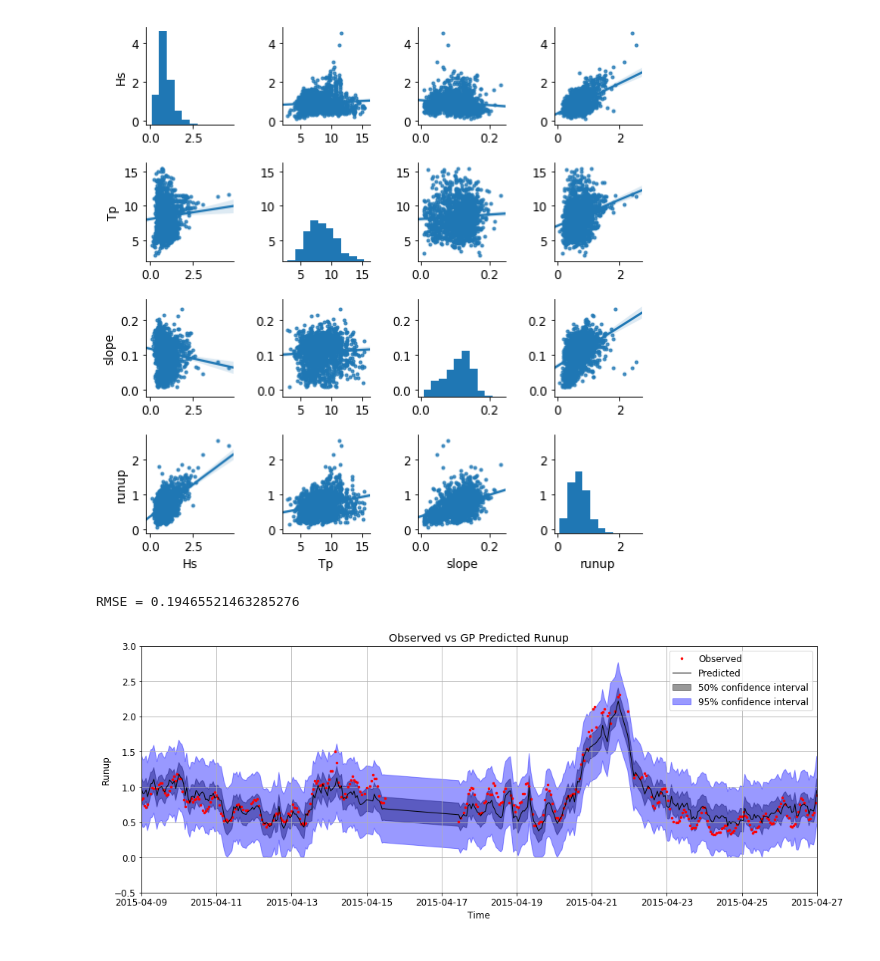
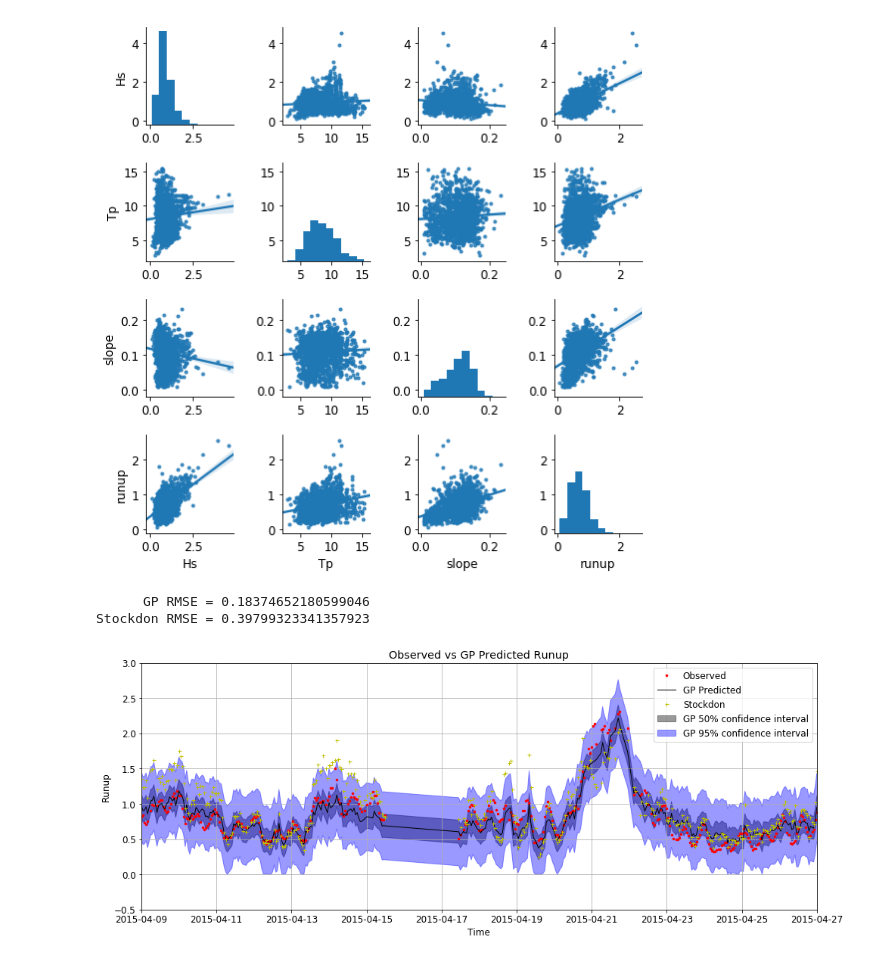
Before and after one commit to TomasBeuzen/PH12_Dune_Erosion_Model, a Jupyter notebook: Runup_GP/Gaussian_Process_Narra.ipynb, the cells around one changed output. Cells and saved outputs as stored; diff of their text form; code cells hidden in the pictures.

```diff
--- a/Runup_GP/Gaussian_Process_Narra.ipynb
+++ b/Runup_GP/Gaussian_Process_Narra.ipynb
@@ -56,7 +59,7 @@ sns.pairplot(df.sample(round(len(df)/6)),markers='.',kind='reg',size=2)
 # Split data into training/testing
 X = df.drop(columns='runup')
 y = df[['runup']]
-X_train, X_test, y_train, y_test = train_test_mda(X, y, sample_size=0.05, dist_measure='mahalanobis', standardize = False)
+X_train, X_test, y_train, y_test = train_test_mda(X, y, sample_size=0.1, dist_measure='mahalanobis', standardize = False)
 # X_train, X_test, y_train, y_test = train_test_split(X, y, test_size=0.95, random_state=101)
 # %%
 # Scale training data and then test data
@@ -77,35 +80,43 @@ kernel = Matern(0.1, (1e-2, 1e2), 1.5) + WhiteKernel(1,(1e-2,1e2))
 gp = GaussianProcessRegressor(kernel=kernel, n_restarts_optimizer=9, normalize_y=True, random_state=123,alpha=0.05)
 gp.fit(X_train_scaled, y_train)
 y_pred, sigma = gp.predict(X_test_scaled, return_std=True)
+y_stockdon = calc_stockdon(X_test.Hs,X_test.Tp,X_test.slope)
 # %%
 # Evaluate Predictions
-print('RMSE =', np.sqrt(mean_squared_error(y_test,y_pred)))
+print('      GP RMSE =', np.sqrt(mean_squared_error(y_test,y_pred)))
+print('Stockdon RMSE =', np.sqrt(mean_squared_error(y_test,y_stockdon)))
 # %% [output]
-RMSE = 0.19465521463285276
+      GP RMSE = 0.18374652180599046
+Stockdon RMSE = 0.39799323341357923
 # %%
 # Create a df for use in plotting
-df_y = pd.DataFrame({'runup':y_test['runup'].values,'runup_pred':y_pred.ravel(),'sigma':sigma},index=y_test.index)
+df_y = pd.DataFrame({'runup':y_test['runup'].values,
+                     'runup_pred':y_pred.ravel(),
+                     'sigma':sigma,
+                     'runup_stockdon':y_stockdon},
+                    index=y_test.index)
 df_y.sort_index(inplace=True) # Time order
 # Plot
 fig, axes = plt.subplots(figsize=(16,6))
 axes.plot(df_y['runup'],'r.',markersize=5,label='Observed')
-axes.plot(df_y['runup_pred'],'k-',lw=1,label='Predicted')
+axes.plot(df_y['runup_pred'],'k-',lw=1,label='GP Predicted')
+axes.plot(df_y['runup_stockdon'],'y+',markersize=5,label='Stockdon')
 axes.fill_between(df_y.index,
                   (df_y['runup_pred'] - 0.67 * df_y['sigma']).clip(0),
                   df_y['runup_pred'] + 0.67 * df_y['sigma'],
-                  alpha=0.4, color='k', label='50% confidence interval')
+                  alpha=0.4, color='k', label='GP 50% confidence interval')
 axes.fill_between(df_y.index,
                   (df_y['runup_pred'] - 1.9600 * df_y['sigma']).clip(0),
                   df_y['runup_pred'] + 1.9600 * df_y['sigma'],
-                  alpha=0.4, color='b', label='95% confidence interval')
+                  alpha=0.4, color='b', label='GP 95% confidence interval')
 axes.set_ylabel('Runup')
 axes.set_xlabel('Time')
 axes.set_title('Observed vs GP Predicted Runup')
 axes.legend(loc='upper right')
 axes.grid(True)
 axes.set_xlim('2015-04-09','2015-04-27')
 axes.set_ylim(-0.5,3);
 # %% [output]
-[figure, old version]
+[figure, new version]
 # %%
 # fig.savefig('test_GP_mahal.png', bbox_inches='tight')
```
Also changed, not shown: parts of 1 cell of this notebook, 1 other file.
